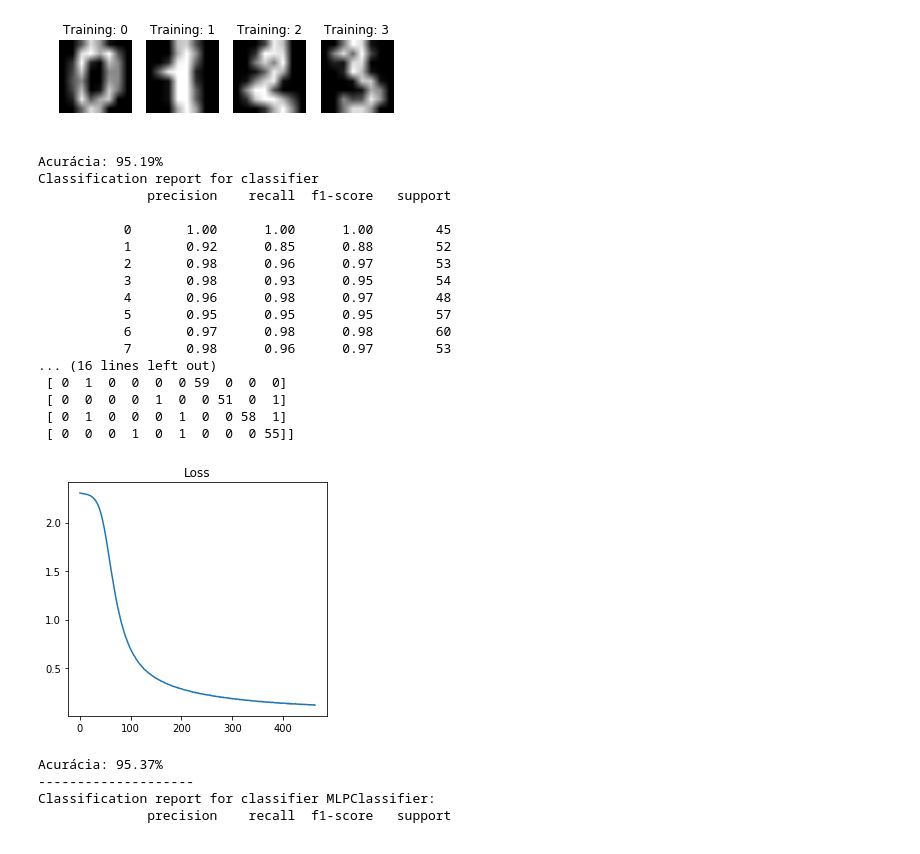
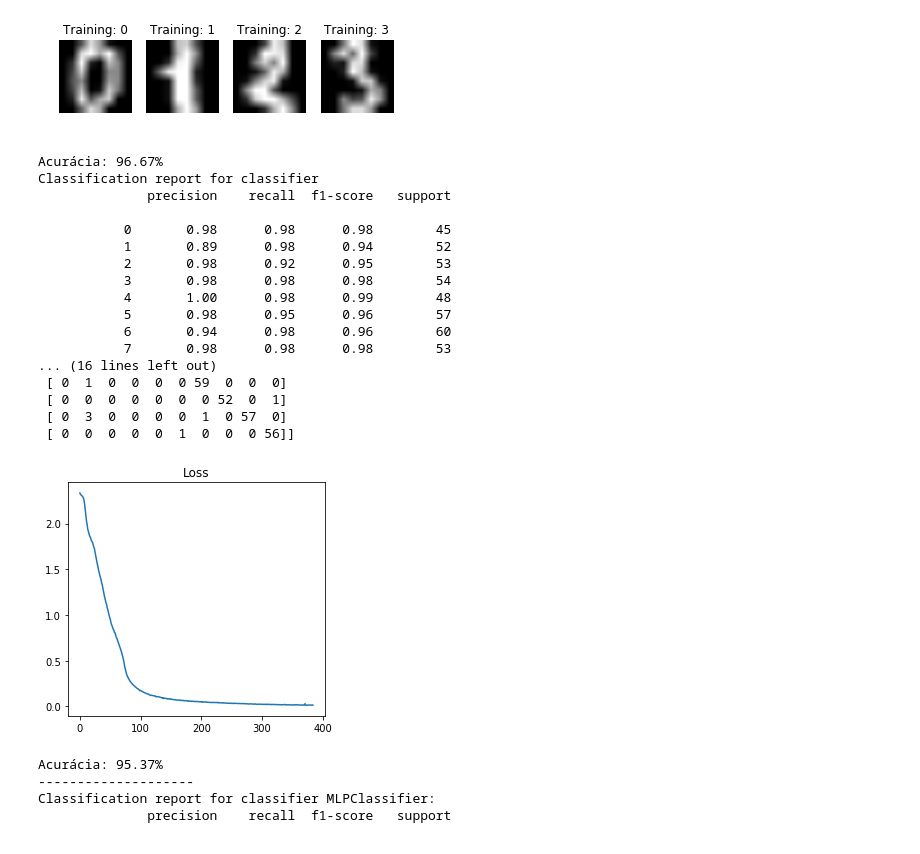
Before and after one commit to rdenadai/AI-Study-Notebooks, a Jupyter notebook: notebooks/NeuralNetwork_MNIST_VAL.ipynb, the cells around one changed output. Drawn from its saved outputs; the diff is of its cells as text; code cells hidden in the pictures.

```diff
--- a/notebooks/NeuralNetwork_MNIST_VAL.ipynb
+++ b/notebooks/NeuralNetwork_MNIST_VAL.ipynb
@@ -167,8 +166,9 @@ final_error = []
 better_acc = 0
 
 layers = (
-    Dense(inputs=64, outputs=52, activation=ReLU()),
-    Dense(inputs=52, outputs=10, activation=Softmax()),
+    Dense(inputs=64, outputs=100, activation=ReLU()),
+    Dense(inputs=100, outputs=100, activation=ReLU()),
+    Dense(inputs=100, outputs=10, activation=Softmax()),
 )
 
 md = NeuralNetwork(
@@ -176,50 +176,50 @@ md = NeuralNetwork(
     X_train.copy(),
     y_train.copy(),
     loss='cross_entropy',
-    batch_size=32,
-    epochs=1500,
+    batch_size=64,
+    epochs=500,
     lr=1e-1)
 error = md.train()
 
 y_pred = md.predict(X_test.copy())
 
 acc = np.round((np.sum(y_pred == y_test) / len(y_test)) * 100, 2)
 if acc > better_acc:
     better_acc = acc
 final_error = error
 print(f'Acurácia: {acc}%')
 
 print("Classification report for classifier \n%s\n"
       % (classification_report(y_test, y_pred)))
 print('-' * 20)
 print("Confusion matrix:\n%s" % confusion_matrix(y_test, y_pred))
 
 if len(final_error):
     plt.figure(figsize=(8, 4))
     plt.subplot(1, 2, 1)
     plt.title(f'Loss')
     plt.plot(range(len(final_error)), final_error)
     plt.tight_layout()
     plt.show()
 # %% [output]
-Acurácia: 95.19%
+Acurácia: 96.67%
 Classification report for classifier
               precision    recall  f1-score   support
 
-           0       1.00      1.00      1.00        45
-           1       0.92      0.85      0.88        52
-           2       0.98      0.96      0.97        53
-           3       0.98      0.93      0.95        54
-           4       0.96      0.98      0.97        48
-           5       0.95      0.95      0.95        57
-           6       0.97      0.98      0.98        60
-           7       0.98      0.96      0.97        53
+           0       0.98      0.98      0.98        45
+           1       0.89      0.98      0.94        52
+           2       0.98      0.92      0.95        53
+           3       0.98      0.98      0.98        54
+           4       1.00      0.98      0.99        48
+           5       0.98      0.95      0.96        57
+           6       0.94      0.98      0.96        60
+           7       0.98      0.98      0.98        53
 ... (16 lines left out)
  [ 0  1  0  0  0  0 59  0  0  0]
- [ 0  0  0  0  1  0  0 51  0  1]
- [ 0  1  0  0  0  1  0  0 58  1]
- [ 0  0  0  1  0  1  0  0  0 55]]
+ [ 0  0  0  0  0  0  0 52  0  1]
+ [ 0  3  0  0  0  0  1  0 57  0]
+ [ 0  0  0  0  0  1  0  0  0 56]]
-[figure, old version]
+[figure, new version]
 # %%
 classifier = MLPClassifier(
     max_iter=1500,
```
Also changed, not shown: parts of 3 cells of this notebook, 1 other file.
